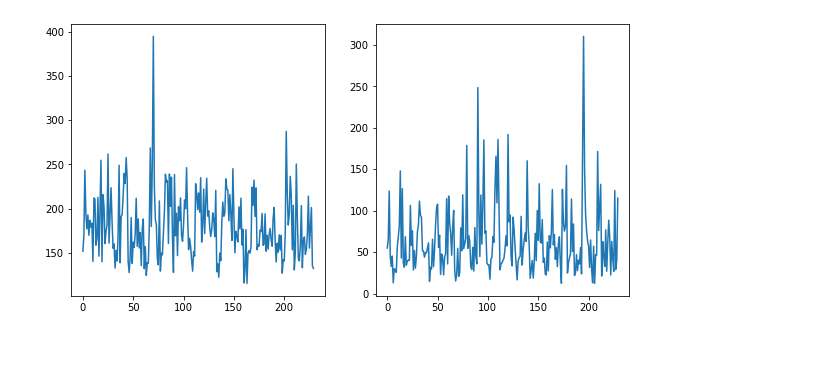
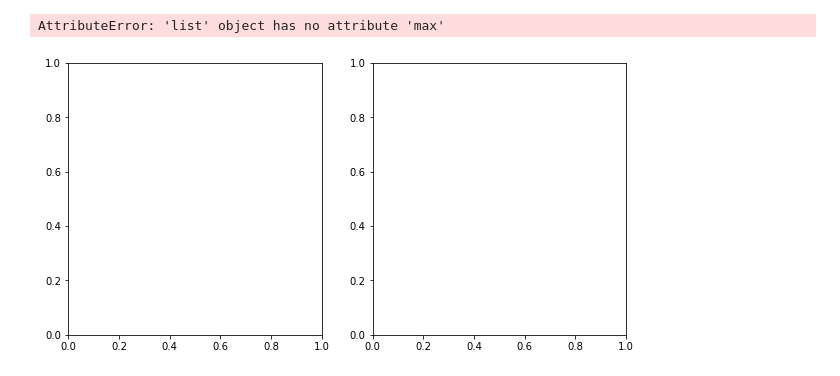
Before and after one commit to Patschwemm/Deep-Learning-Network-2D-Natural-Image-Decomposition, a Jupyter notebook: Training.ipynb, the cells around one changed output. Drawn from its saved outputs; the diff is of its cells as text; code cells hidden in the pictures; blank space fills up the shorter version.

```diff
--- a/Training.ipynb
+++ b/Training.ipynb
@@ -63,7 +63,7 @@ torch.Size([16, 3, 256, 256])
 #         )
 #     break
 # %%
-def train(primitive_dict, loader, model, optimizer, loss_fn, consis_weight, mask_factor, scaler, device):
+def train(primitive_dict, loader, model, optimizer, loss_fn, consis_weight, x_mask_padding, scaler, device):
     model = model.to(device)
     cov = []
     cons = []
@@ -90,7 +90,7 @@ def train(primitive_dict, loader, model, optimizer, loss_fn, consis_weight, mask
                 field_y=torch.squeeze(targets[0, 1]),
                 device=device,
                 consis_weight=consis_weight,
-                mask_factor=mask_factor,
+                x_mask_padding=x_mask_padding,
                 )
 
         optimizer.zero_grad()
@@ -113,7 +113,7 @@ def train(primitive_dict, loader, model, optimizer, loss_fn, consis_weight, mask
     return cov, cons
 # %%
 # triangles and squares are not defined yet
-prim_dict = {"Rectangles": 3, "Triangles": 0, "Squares": 0}
+prim_dict = {"Rectangles": 1, "Triangles": 0, "Circles": 0}
 model = DecompositionNetwork(prim_dict, batch_size=BATCH_SIZE, bias=0.1)
 optim = torch.optim.Adam(model.parameters(), lr=LEARNING_RATE)
 scaler = torch.cuda.amp.GradScaler()
@@ -126,7 +126,7 @@ for epoch in range(NUM_EPOCHS):
         model,
         optim,
         losses.all_loss_fn,
-        10000,
+        1000,
         0.02,
         scaler,
         device=DEVICE,
@@ -158,7 +162,10 @@ torch.Size([16, 1, 256, 256])
 # %%
 _, ax = plt.subplots(1, 2, figsize=(10, 5))
+ax[0].set_ylim([0, cov_losses.max()])
+ax[1].set_ylim([0, cons_losses.max()])
 ax[0].plot(cov_losses)
 ax[1].plot(cons_losses)
 plt.show()
 # %% [output]
+AttributeError: 'list' object has no attribute 'max'
-[figure, old version]
+[figure, new version]
```
Also changed, not shown: parts of 3 cells of this notebook, 3 other files.
